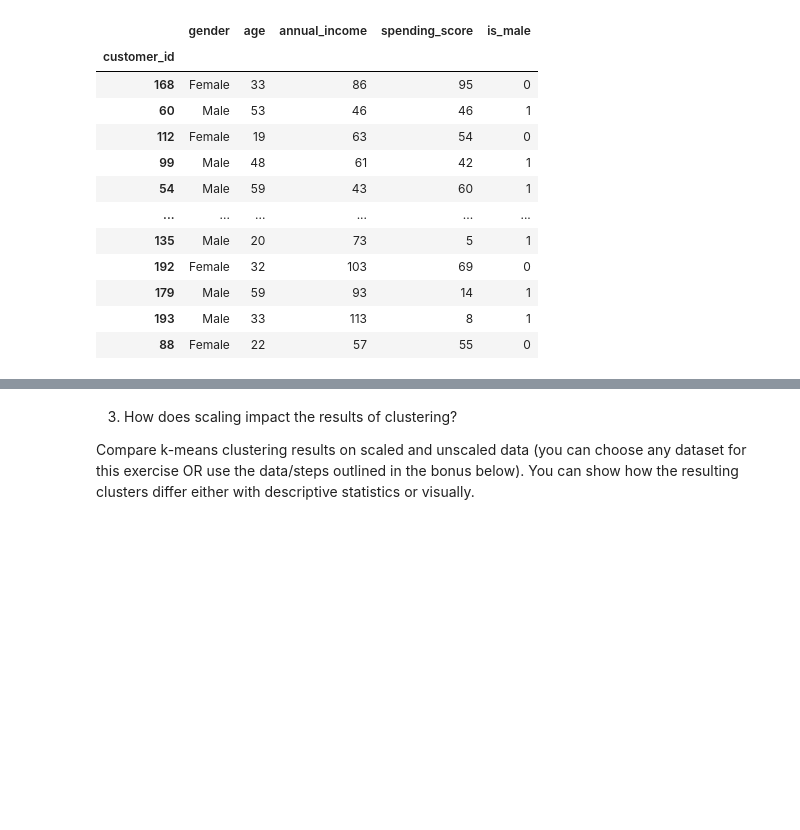
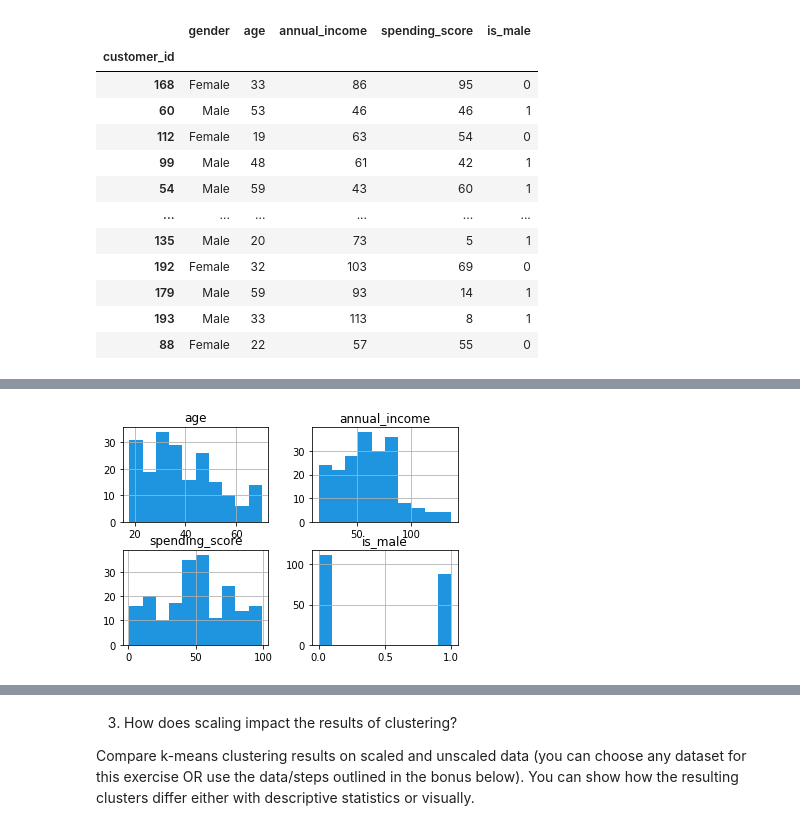
Before and after one commit to Jared-Godar/clustering-exercises, a Jupyter notebook: modeling.ipynb, the cells around one changed output, grey strips where cells are left out. Saved outputs shown, nothing was run; the diff lists cells and outputs as text; code cells hidden in the pictures; blank space fills up the shorter version.

```diff
--- a/modeling.ipynb
+++ b/modeling.ipynb
@@ -555,0 +553,4 @@ MitoWidget(analysis_data_json='{"analysisName": "UUID-4873d05e-1aca-40d5-9a08-52
+# %%
+
+X = df[['age', 'annual_income', 'spending_score', 'is_male']]
+X.head()
@@ -555,0 +566,6 @@ MitoWidget(analysis_data_json='{"analysisName": "UUID-4873d05e-1aca-40d5-9a08-52
+# %%
+# look at distribution of sepal length and petal_length
+
+X.hist();
+# %% [output]
+[figure, added]
```
Also changed, not shown: parts of 17 cells of this notebook, 1 other file.
